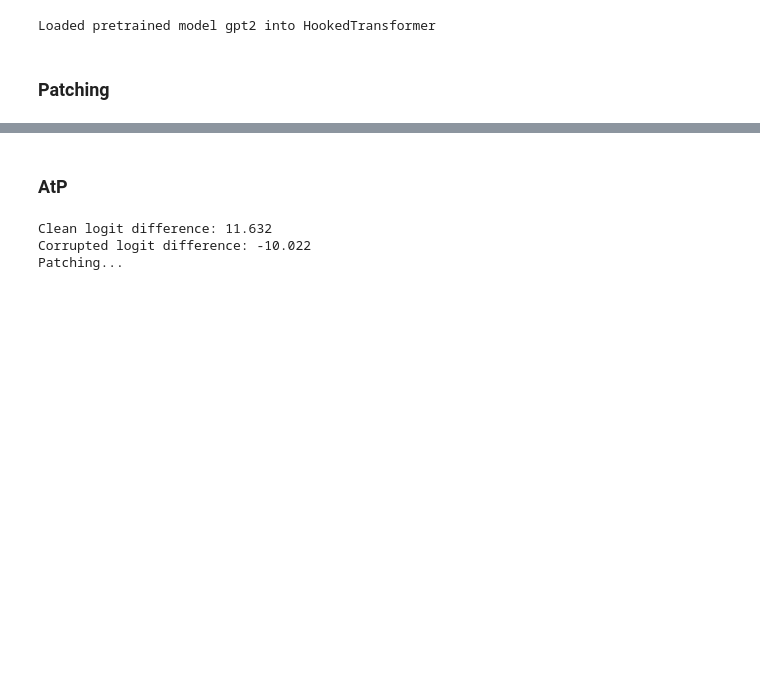
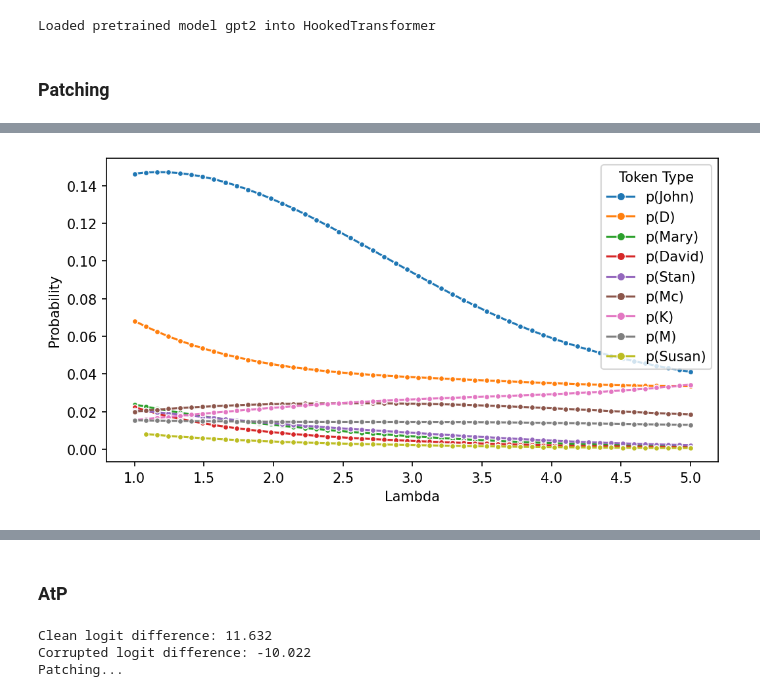
Before and after one commit to ghidav/mats-interp, a Jupyter notebook: experiments/002-task-vectors/002-tv.ipynb, the cells around one changed output, grey strips where cells are left out. Cells and saved outputs as stored; diff of their text form; code cells hidden in the pictures; blank space fills up the shorter version.

```diff
--- a/experiments/002-task-vectors/002-tv.ipynb
+++ b/experiments/002-task-vectors/002-tv.ipynb
@@ -108,8 +125,10 @@ from atp import Patching
 
 patching = Patching(model, 'atp')
 # %%
-a_clean = 'Sarah'
-a_corr = 'Laura'
+a_clean = 'Susan'
+a_corr = 'John'
+
+a_clean_token = model.to_single_token(a_clean)
 
 patching.patching(clean_prompt, a_clean, corrupted_prompt, a_corr, component='attn_all')
 # %% [output]
@@ -144,0 +166,28 @@ Ranks of the answer tokens: [(' Sarah', 4269)]
+# %%
+# [(8, 11, -1), (9, 6, 1), (9, 9, 1), (10, 0, 1), (10, 1, 1), (10, 7, -1), (10, 10, 1), (11, 10, -1)]
+heads = [(8, 11), (9, 6), (10, 0), (10, 1), (11, 10)]
+# 9,9
+topk_token_probas = []  # List to store topk token probabilities
+lams = np.linspace(1, 5, 50)
+
+for lam in tqdm(lams):
+    with torch.no_grad():
+        proba = model.run_with_hooks(
+            model.to_tokens(clean_prompt),
+            fwd_hooks=[
+                (
+                    f"blocks.{l}.attn.hook_result",
+                    partial(head_modifier_hook, head_id=h, lam=lam),
+                ) for l, h in heads
+            ]
+        ).softmax(-1)
+
+        if lam == 1:
+            vals, idxs = proba.topk(8, dim=-1)
+            initial_tokens = idxs[0, -1].cpu().tolist()
+            if a_clean_token not in initial_tokens:
+                initial_tokens.append(a_clean_token)
+        else:
+            vals = proba[..., initial_tokens]
+
+        topk_token_probas.append(vals[0, -1, :].cpu().numpy().tolist())
@@ -145 +197,14 @@ Ranks of the answer tokens: [(' Sarah', 4269)]
+# %%
+import pandas as pd
+
+fig = plt.figure(figsize=(8, 4), dpi=150)
+
+data = pd.DataFrame(topk_token_probas, columns=[f"p({tok})" for tok in model.to_str_tokens(torch.tensor(initial_tokens))])
+data['Lambda'] = lams
+data = data.melt(id_vars='Lambda', var_name='Token Type', value_name='Probability')
+
+ax = sns.lineplot(data=data, x='Lambda', y='Probability', hue='Token Type', marker='o')
+tmp =[line.set_markersize(4) for line in ax.lines]
+# %% [output]
+[figure, added]
 # %%
```
Also changed, not shown: parts of 17 cells of this notebook, 1 other file.
